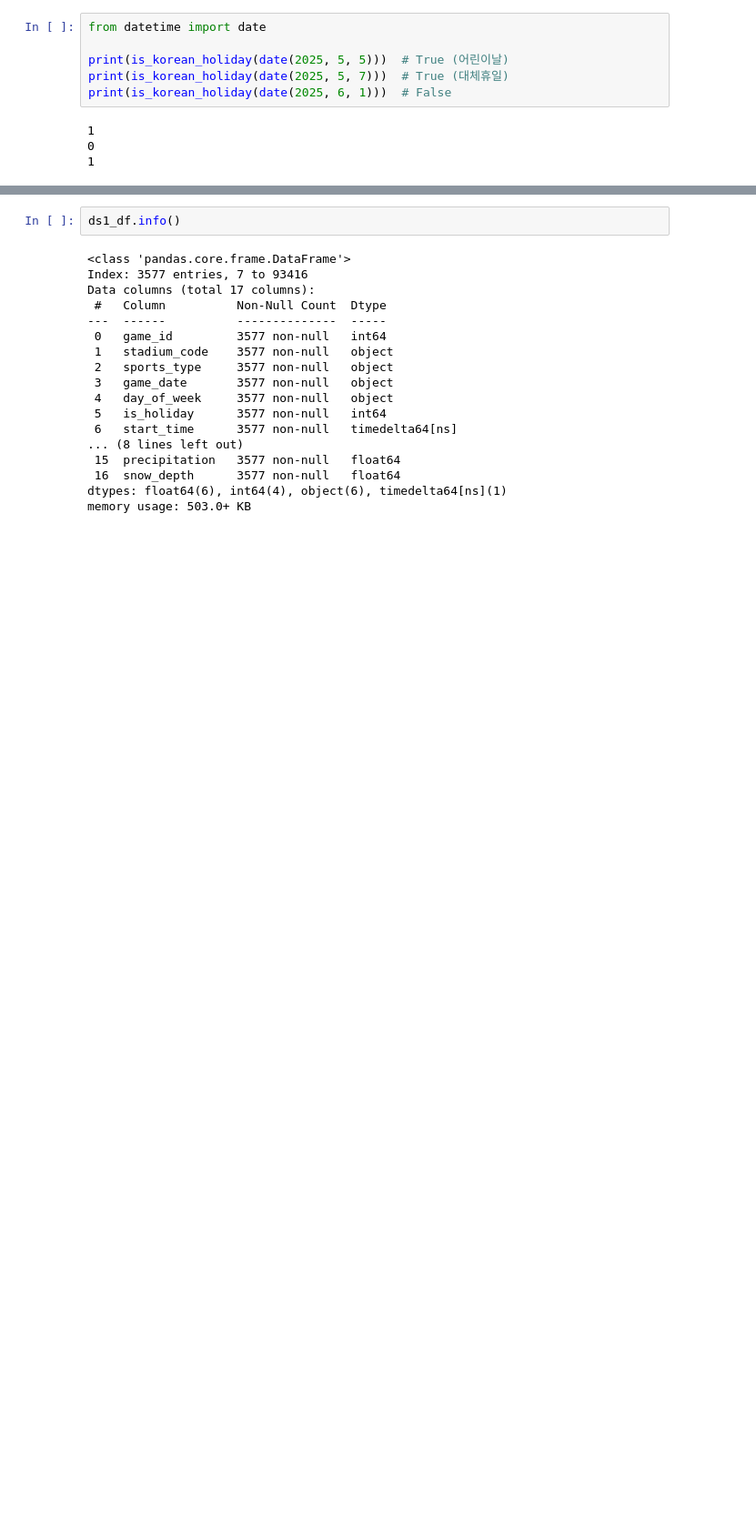
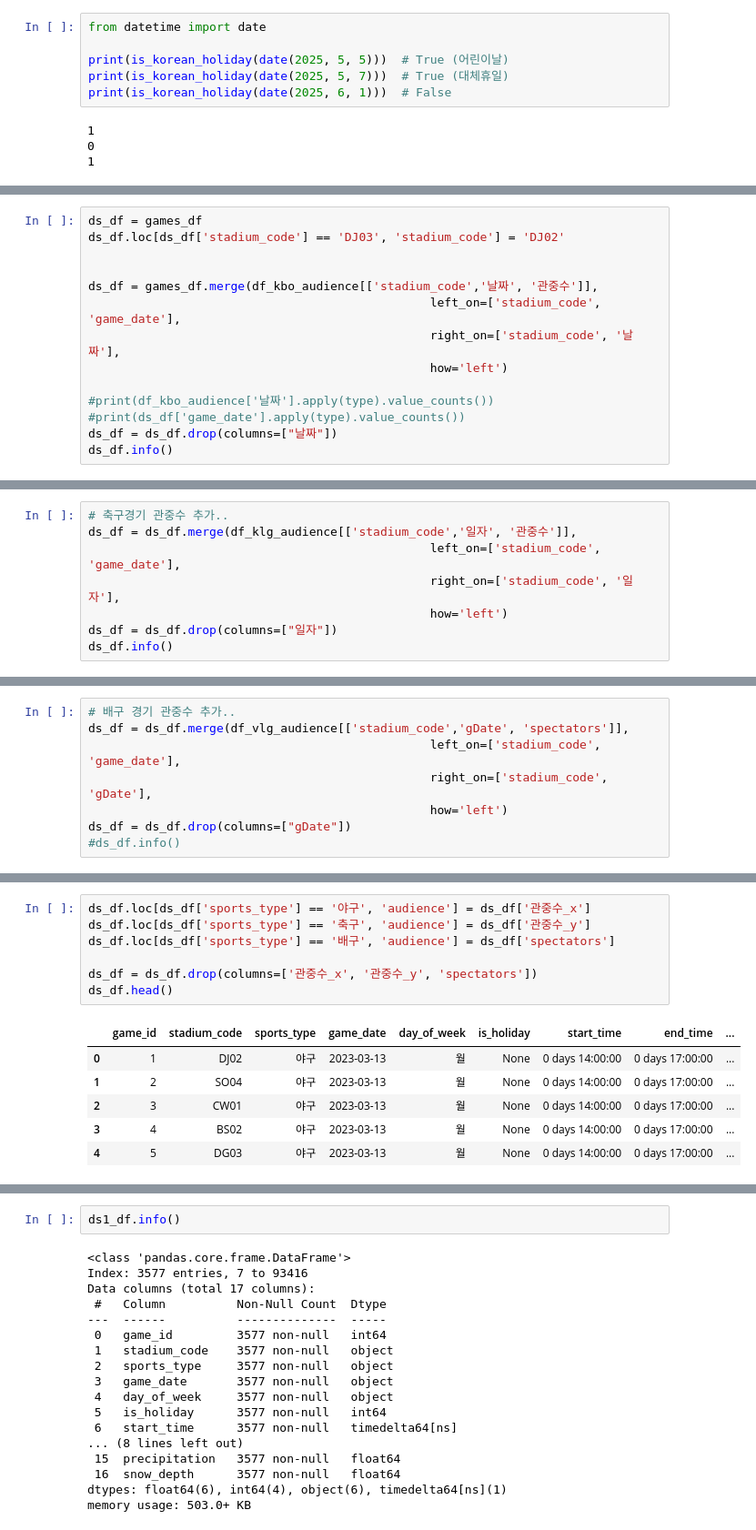
Before and after one commit to StaG-lab/ai-proj-2nd-class, a Jupyter notebook: 04.data_preprocess/1차_데이터셋구성_고승규.ipynb, the cells around one changed output, grey strips where cells are left out. Shown at 91% size. Cells and saved outputs as stored; diff of their text form; blank space fills up the shorter version.

```diff
--- a/04.data_preprocess/1차_데이터셋구성_고승규.ipynb
+++ b/04.data_preprocess/1차_데이터셋구성_고승규.ipynb
@@ -153,0 +278,14 @@ print(is_korean_holiday(date(2025, 6, 1)))  # False
+# %%
+ds_df = games_df
+ds_df.loc[ds_df['stadium_code'] == 'DJ03', 'stadium_code'] = 'DJ02'
+
+
+ds_df = games_df.merge(df_kbo_audience[['stadium_code','날짜', '관중수']],
+                                                left_on=['stadium_code', 'game_date'],
+                                                right_on=['stadium_code', '날짜'],
+                                                how='left')
+
+#print(df_kbo_audience['날짜'].apply(type).value_counts())
+#print(ds_df['game_date'].apply(type).value_counts())
+ds_df = ds_df.drop(columns=["날짜"])
+ds_df.info()
@@ -153,0 +312,8 @@ print(is_korean_holiday(date(2025, 6, 1)))  # False
+# %%
+# 축구경기 관중수 추가..
+ds_df = ds_df.merge(df_klg_audience[['stadium_code','일자', '관중수']],
+                                                left_on=['stadium_code', 'game_date'],
+                                                right_on=['stadium_code', '일자'],
+                                                how='left')
+ds_df = ds_df.drop(columns=["일자"])
+ds_df.info()
@@ -153,0 +341,8 @@ print(is_korean_holiday(date(2025, 6, 1)))  # False
+# %%
+# 배구 경기 관중수 추가..
+ds_df = ds_df.merge(df_vlg_audience[['stadium_code','gDate', 'spectators']],
+                                                left_on=['stadium_code', 'game_date'],
+                                                right_on=['stadium_code', 'gDate'],
+                                                how='left')
+ds_df = ds_df.drop(columns=["gDate"])
+#ds_df.info()
@@ -154,3 +369,17 @@ print(is_korean_holiday(date(2025, 6, 1)))  # False
+# %%
+ds_df.loc[ds_df['sports_type'] == '야구', 'audience'] = ds_df['관중수_x']
+ds_df.loc[ds_df['sports_type'] == '축구', 'audience'] = ds_df['관중수_y']
+ds_df.loc[ds_df['sports_type'] == '배구', 'audience'] = ds_df['spectators']
+
+ds_df = ds_df.drop(columns=['관중수_x', '관중수_y', 'spectators'])
+ds_df.head()
+# %% [output]
+|  | game_id | stadium_code | sports_type | game_date | day_of_week | is_holiday | start_time | end_time | ... |
+| 0 | 1 | DJ02 | 야구 | 2023-03-13 | 월 | None | 0 days 14:00:00 | 0 days 17:00:00 | ... |
+| 1 | 2 | SO04 | 야구 | 2023-03-13 | 월 | None | 0 days 14:00:00 | 0 days 17:00:00 | ... |
+| 2 | 3 | CW01 | 야구 | 2023-03-13 | 월 | None | 0 days 14:00:00 | 0 days 17:00:00 | ... |
+| 3 | 4 | BS02 | 야구 | 2023-03-13 | 월 | None | 0 days 14:00:00 | 0 days 17:00:00 | ... |
+| 4 | 5 | DG03 | 야구 | 2023-03-13 | 월 | None | 0 days 14:00:00 | 0 days 17:00:00 | ... |
 # %%
 # 1차 데이터셋 구성.
 
```
Also changed, not shown: parts of 8 cells of this notebook, 10 other files.
